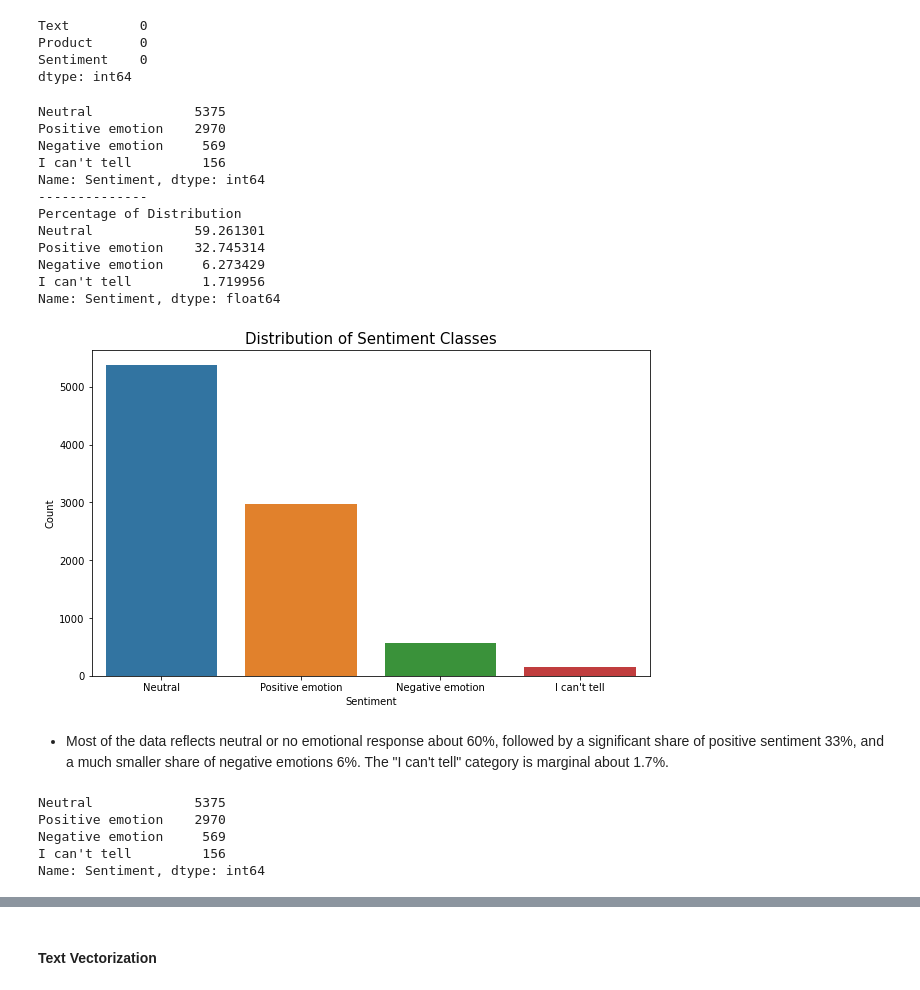
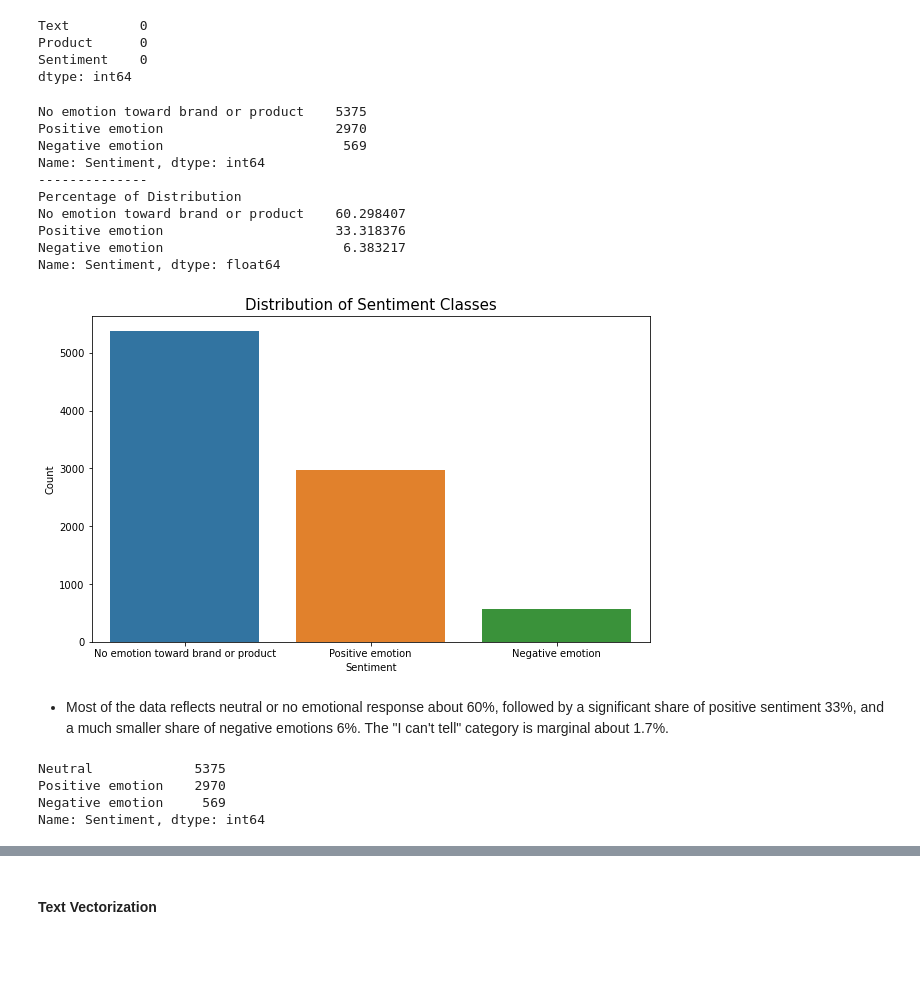
Before and after one commit to jgatharia/Phase_4_Project_, a Jupyter notebook: jenny.ipynb, the cells around one changed output, grey strips where cells are left out. Drawn from its saved outputs; the diff is of its cells as text; code cells hidden in the pictures; blank space fills up the shorter version.

```diff
--- a/jenny.ipynb
+++ b/jenny.ipynb
@@ -195,38 +199,38 @@ Product      0
 Sentiment    0
 dtype: int64
 # %%
+#Drop the "I can't tell" class label
+df_cleaned = df_cleaned[(df_cleaned['Sentiment']!= "I can't tell")]
 #To view the count of each unique features of our target variable
 sentiment_counts = df_cleaned['Sentiment'].value_counts()
 sentiment_counts_perc = df_cleaned['Sentiment'].value_counts(normalize=True)
 print(sentiment_counts)
 print('--------------')
 print('Percentage of Distribution')
 print(sentiment_counts_perc*100)
 # Create a bar plot
 plt.figure(figsize=(10, 6))
 sns.barplot(x=sentiment_counts.index, y=sentiment_counts.values)
 
 # Add labels and title
 plt.xlabel('Sentiment', fontsize=10)
 plt.ylabel('Count', fontsize=10)
 plt.title('Distribution of Sentiment Classes', fontsize=15)
 
 # Show the plot
 plt.show()
 # %% [output]
-Neutral             5375
-Positive emotion    2970
-Negative emotion     569
-I can't tell         156
+No emotion toward brand or product    5375
+Positive emotion                      2970
+Negative emotion                       569
 Name: Sentiment, dtype: int64
 --------------
 Percentage of Distribution
-Neutral             59.261301
-Positive emotion    32.745314
-Negative emotion     6.273429
-I can't tell         1.719956
+No emotion toward brand or product    60.298407
+Positive emotion                      33.318376
+Negative emotion                       6.383217
 Name: Sentiment, dtype: float64
-[figure, old version]
+[figure, new version]
 # %% [markdown]
 * Most of the data reflects neutral or no emotional response about 60%, followed by a significant share of positive sentiment 33%, and a much smaller share of negative emotions 6%. The "I can't tell" category is marginal about 1.7%.
 # %%
@@ -237,7 +241,6 @@ df_cleaned['Sentiment'].value_counts() #Review the value counts of the classes o
 Neutral             5375
 Positive emotion    2970
 Negative emotion     569
-I can't tell         156
 Name: Sentiment, dtype: int64
 # %%
 #To view the unique features of our product
```
Also changed, not shown: parts of 30 cells of this notebook.
